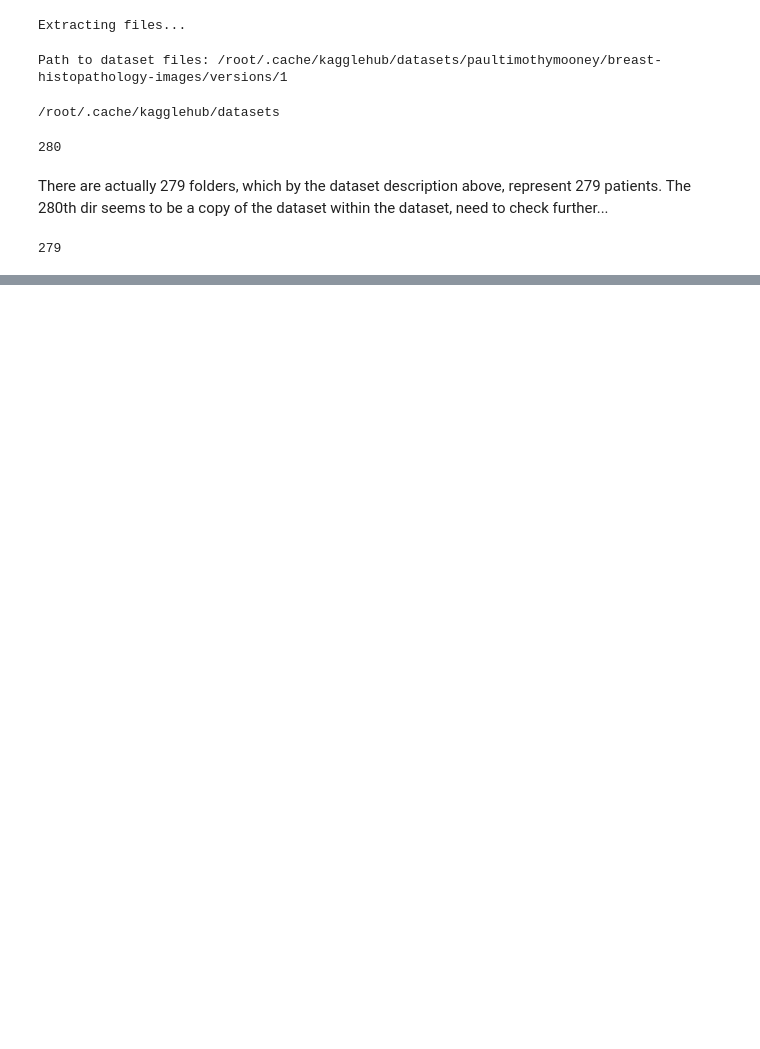
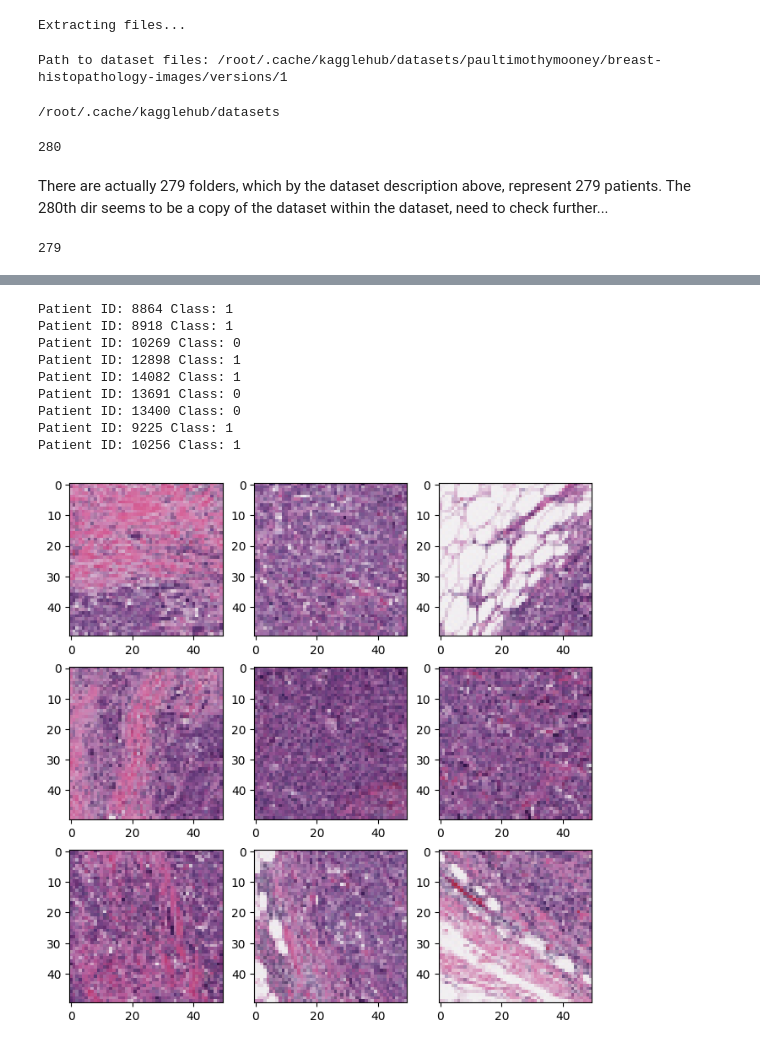
Before and after one commit to pkumar2143/cancer-detect-revisit, a Jupyter notebook: CVforBreastCancerDetection_Revisited.ipynb, the cells around one changed output, grey strips where cells are left out. Drawn from its saved outputs; the diff is of its cells as text; code cells hidden in the pictures; blank space fills up the shorter version.

```diff
--- a/CVforBreastCancerDetection_Revisited.ipynb
+++ b/CVforBreastCancerDetection_Revisited.ipynb
@@ -40,0 +58,27 @@ print(len(os.listdir("/root/.cache/kagglehub/datasets/paultimothymooney/breast-h
+# %%
+# Playing around with visualization
+n_row = n_col = 3
+fsize = n_row * 2 + 2
+for i in range(n_row * n_col): # Randomly constructing the imgs array
+  rand_patient = random.choice(patients_list)
+  rand_patient = random.choice(patients_list)
+  pos_neg_rand = str(random.randint(0,1))
+  print("Patient ID:", rand_patient, "Class:", pos_neg_rand)
+  imgs = [np.asarray(Image.open(path + "/"+rand_patient+"/"+pos_neg_rand+"/" + file)) for file in os.listdir(path + "/"+rand_patient+"/"+pos_neg_rand)[:n_row * n_col]]
+
+_, axs = plt.subplots(n_row, n_col, figsize=(fsize,fsize))
+axs = axs.flatten()
+for img, ax in zip(imgs, axs):
+    ax.imshow(img)
+plt.show()
+# %% [output]
+Patient ID: 8864 Class: 1
+Patient ID: 8918 Class: 1
+Patient ID: 10269 Class: 0
+Patient ID: 12898 Class: 1
+Patient ID: 14082 Class: 1
+Patient ID: 13691 Class: 0
+Patient ID: 13400 Class: 0
+Patient ID: 9225 Class: 1
+Patient ID: 10256 Class: 1
+[figure, added]
```
Also changed, not shown: parts of 5 cells of this notebook.
